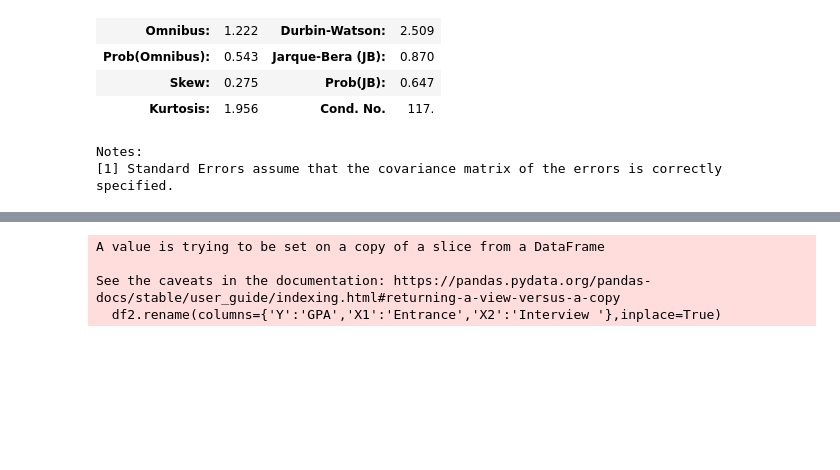
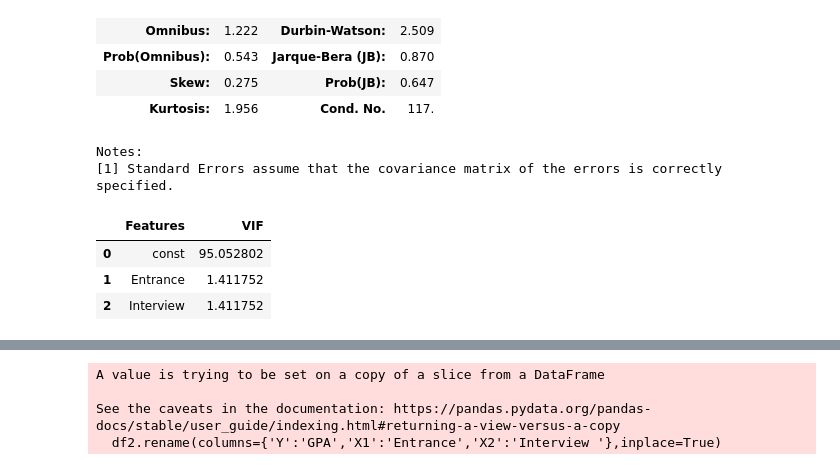
Before and after one commit to Sanjeeviit/Business-Analytics, a Jupyter notebook: BAweek2_3_4_5.ipynb, the cells around one changed output, grey strips where cells are left out. Drawn from its saved outputs; the diff is of its cells as text; code cells hidden in the pictures; blank space fills up the shorter version.

```diff
--- a/BAweek2_3_4_5.ipynb
+++ b/BAweek2_3_4_5.ipynb
@@ -238,3 +238,14 @@ OLS Regression Results
 | Kurtosis: | 1.956 | Cond. No. | 117. |
 Notes:
 [1] Standard Errors assume that the covariance matrix of the errors is correctly specified.
+# %%
+from statsmodels.stats.outliers_influence import variance_inflation_factor
+vif = pd.DataFrame()
+vif['Features'] = X.columns
+vif['VIF'] = [variance_inflation_factor(X.values,i) for i in range(X.shape[1])]
+vif
+# %% [output]
+|  | Features | VIF |
+| 0 | const | 95.052802 |
+| 1 | Entrance | 1.411752 |
+| 2 | Interview | 1.411752 |
```
Also changed, not shown: parts of 8 cells of this notebook.
